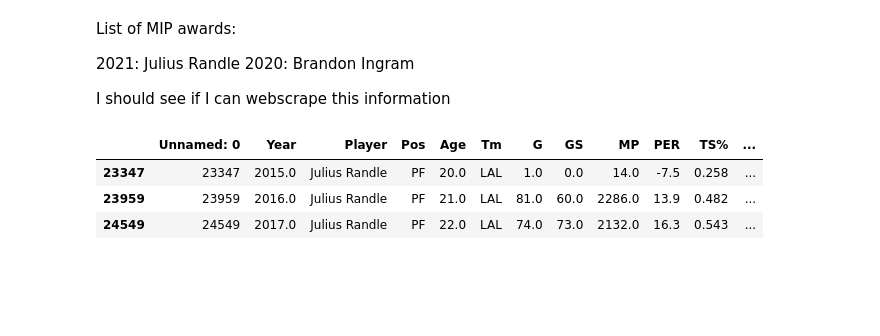
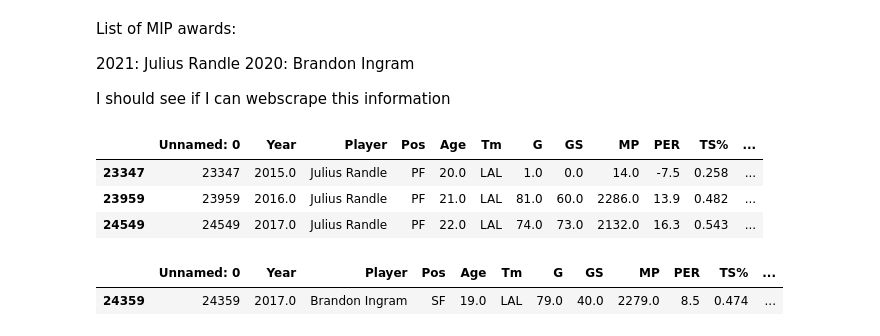
Before and after one commit to vchen-98/mip_prediction, a Jupyter notebook: working_data2.ipynb, the cells around one changed output. Saved outputs shown, nothing was run; the diff lists cells and outputs as text; code cells hidden in the pictures; blank space fills up the shorter version.

```diff
--- a/working_data2.ipynb
+++ b/working_data2.ipynb
@@ -165,10 +165,17 @@ List of MIP awards:
 2020: Brandon Ingram
 
 I should see if I can webscrape this information
-# %%
-main_stats[main_stats['Player'] == 'Julius Randle']
-# %% [output]
-|  | Unnamed: 0 | Year | Player | Pos | Age | Tm | G | GS | MP | PER | TS% | ... |
-| 23347 | 23347 | 2015.0 | Julius Randle | PF | 20.0 | LAL | 1.0 | 0.0 | 14.0 | -7.5 | 0.258 | ... |
-| 23959 | 23959 | 2016.0 | Julius Randle | PF | 21.0 | LAL | 81.0 | 60.0 | 2286.0 | 13.9 | 0.482 | ... |
-| 24549 | 24549 | 2017.0 | Julius Randle | PF | 22.0 | LAL | 74.0 | 73.0 | 2132.0 | 16.3 | 0.543 | ... |
+# %%
+# this is 2020 - 2021's MIP player
+main_stats[main_stats['Player'] == 'Julius Randle']
+# %% [output]
+|  | Unnamed: 0 | Year | Player | Pos | Age | Tm | G | GS | MP | PER | TS% | ... |
+| 23347 | 23347 | 2015.0 | Julius Randle | PF | 20.0 | LAL | 1.0 | 0.0 | 14.0 | -7.5 | 0.258 | ... |
+| 23959 | 23959 | 2016.0 | Julius Randle | PF | 21.0 | LAL | 81.0 | 60.0 | 2286.0 | 13.9 | 0.482 | ... |
+| 24549 | 24549 | 2017.0 | Julius Randle | PF | 22.0 | LAL | 74.0 | 73.0 | 2132.0 | 16.3 | 0.543 | ... |
+# %%
+# this is 2019 - 2020's MIP player
+main_stats[main_stats['Player'] == 'Brandon Ingram']
+# %% [output]
+|  | Unnamed: 0 | Year | Player | Pos | Age | Tm | G | GS | MP | PER | TS% | ... |
+| 24359 | 24359 | 2017.0 | Brandon Ingram | SF | 19.0 | LAL | 79.0 | 40.0 | 2279.0 | 8.5 | 0.474 | ... |
```
